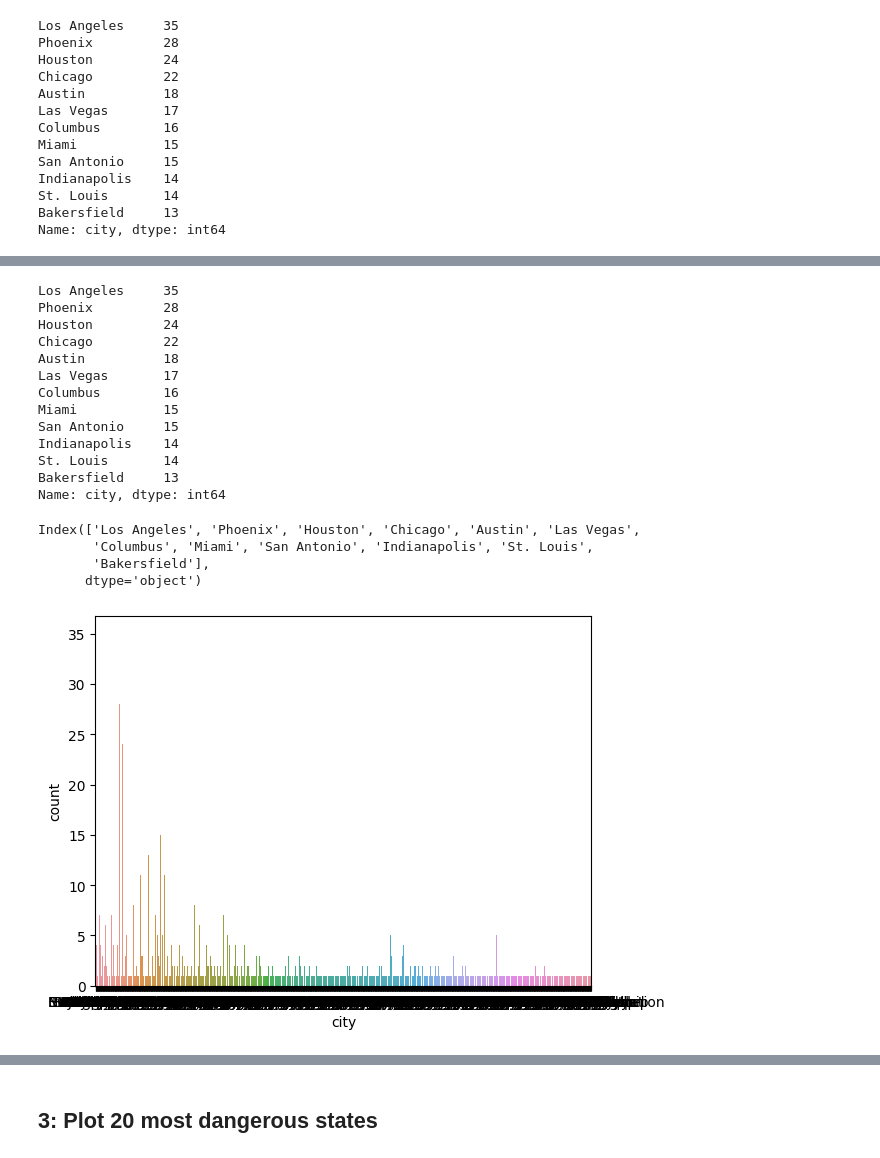
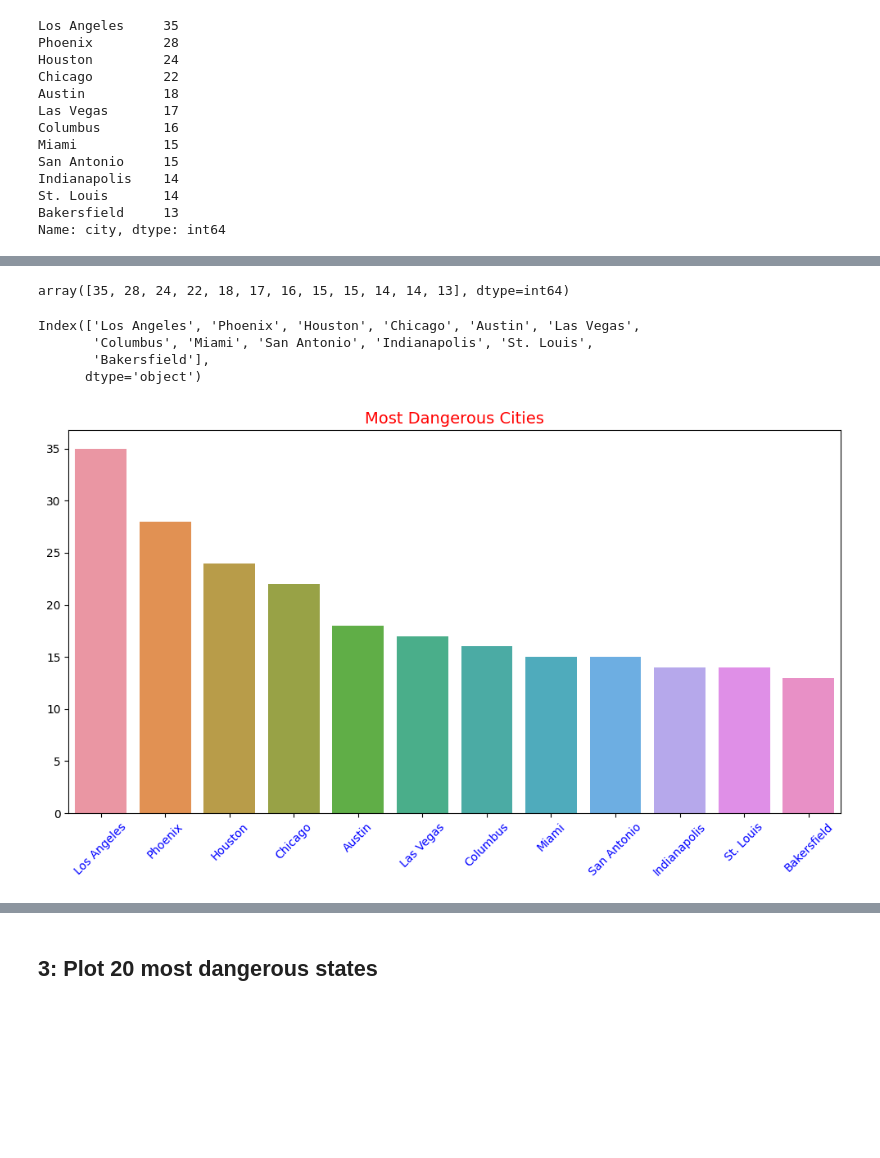
Before and after one commit to SefaYusuf/Data-Visualization, a Jupyter notebook: Proje Odevleri/Assignment-2 With Seaborn cozum.ipynb, the cells around one changed output, grey strips where cells are left out. Drawn from its saved outputs; the diff is of its cells as text; code cells hidden in the pictures; blank space fills up the shorter version.

```diff
--- a/Proje Odevleri/Assignment-2 With Seaborn cozum.ipynb
+++ b/Proje Odevleri/Assignment-2 With Seaborn cozum.ipynb
@@ -68,8 +68,8 @@ sns.swarmplot(x= "gender", y = "age" , data = policeData, hue = "manner_of_death
 # %% [markdown]
 ## 2: Plot 12 most dangerous cities
 # %%
-Data_city = policeData["city"].value_counts().head(12)
-Data_city
+city = policeData.city.value_counts().head(12)
+city
 # %% [output]
 Los Angeles     35
 Phoenix         28
@@ -104,30 +87,25 @@ policeData["city"].value_counts().head(12).plot(kind = 'bar');
-# %%
-Data_city = policeData["city"].value_counts().head(12)
-Data_city
-# %% [output]
-Los Angeles     35
-Phoenix         28
-Houston         24
-Chicago         22
-Austin          18
-Las Vegas       17
-Columbus        16
-Miami           15
-San Antonio     15
-Indianapolis    14
-St. Louis       14
-Bakersfield     13
-Name: city, dtype: int64
-# %%
-df12city = pd.DataFrame(Data_city)
-df12city.index
-# %% [output]
-Index(['Los Angeles', 'Phoenix', 'Houston', 'Chicago', 'Austin', 'Las Vegas',
-       'Columbus', 'Miami', 'San Antonio', 'Indianapolis', 'St. Louis',
-       'Bakersfield'],
-      dtype='object')
-# %%
-
-sns.countplot(x="city", data = policeData);
-# %% [output]
-[figure, removed]
+# %%
+yvalue = city.values
+yvalue
+# %% [output]
+array([35, 28, 24, 22, 18, 17, 16, 15, 15, 14, 14, 13], dtype=int64)
+# %%
+xvalue = city.index
+xvalue
+# %% [output]
+Index(['Los Angeles', 'Phoenix', 'Houston', 'Chicago', 'Austin', 'Las Vegas',
+       'Columbus', 'Miami', 'San Antonio', 'Indianapolis', 'St. Louis',
+       'Bakersfield'],
+      dtype='object')
+# %%
+fig, ax = plt.subplots(figsize = (10,6))
+
+sns.barplot(x = xvalue, y = yvalue)
+
+ax.set_xticklabels(city.index, rotation = 45, color = "blue")
+
+ax.set_title("Most Dangerous Cities", fontsize = 14, color = "red")
+
+plt.tight_layout()
+# %% [output]
+[figure, added]
```
Also changed, not shown: parts of 19 cells of this notebook.
